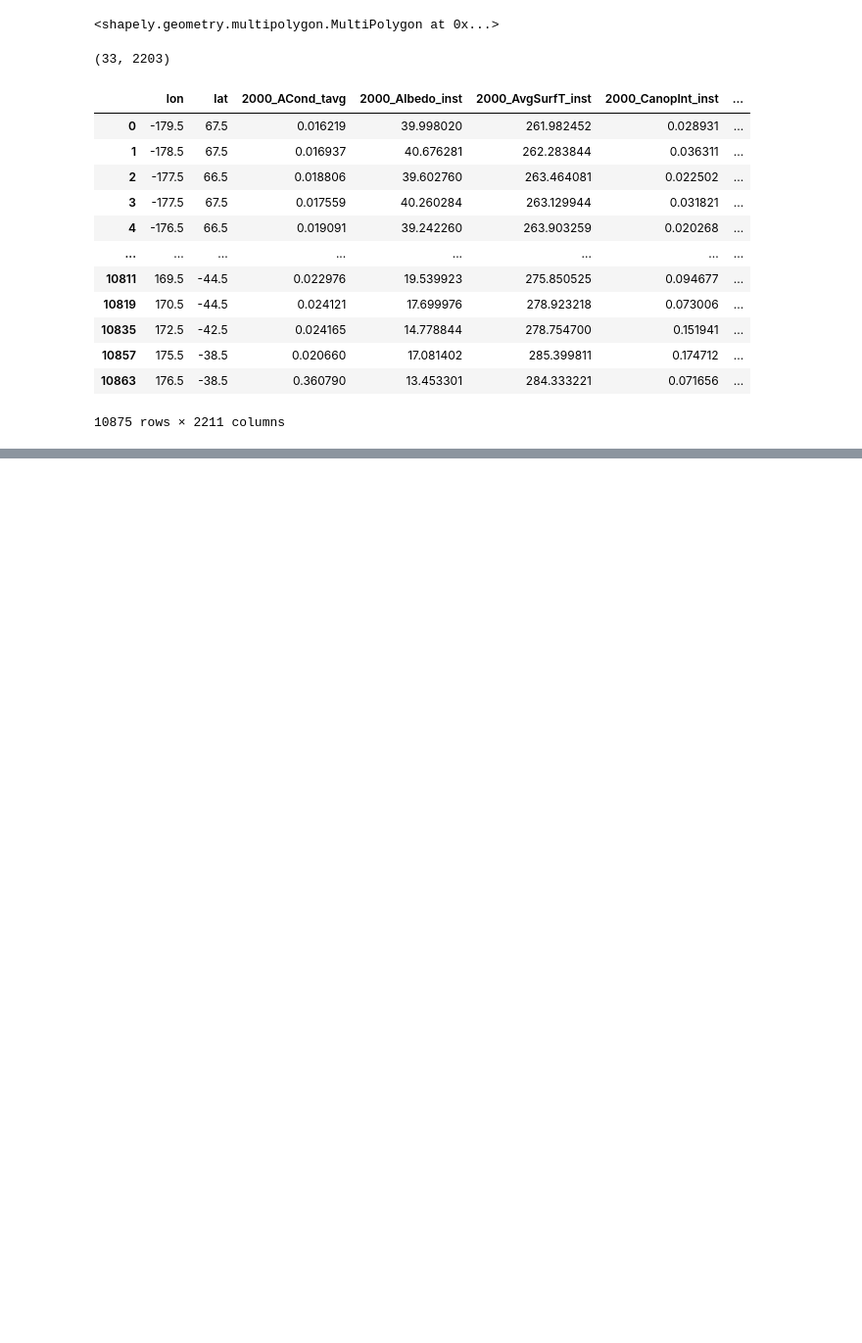
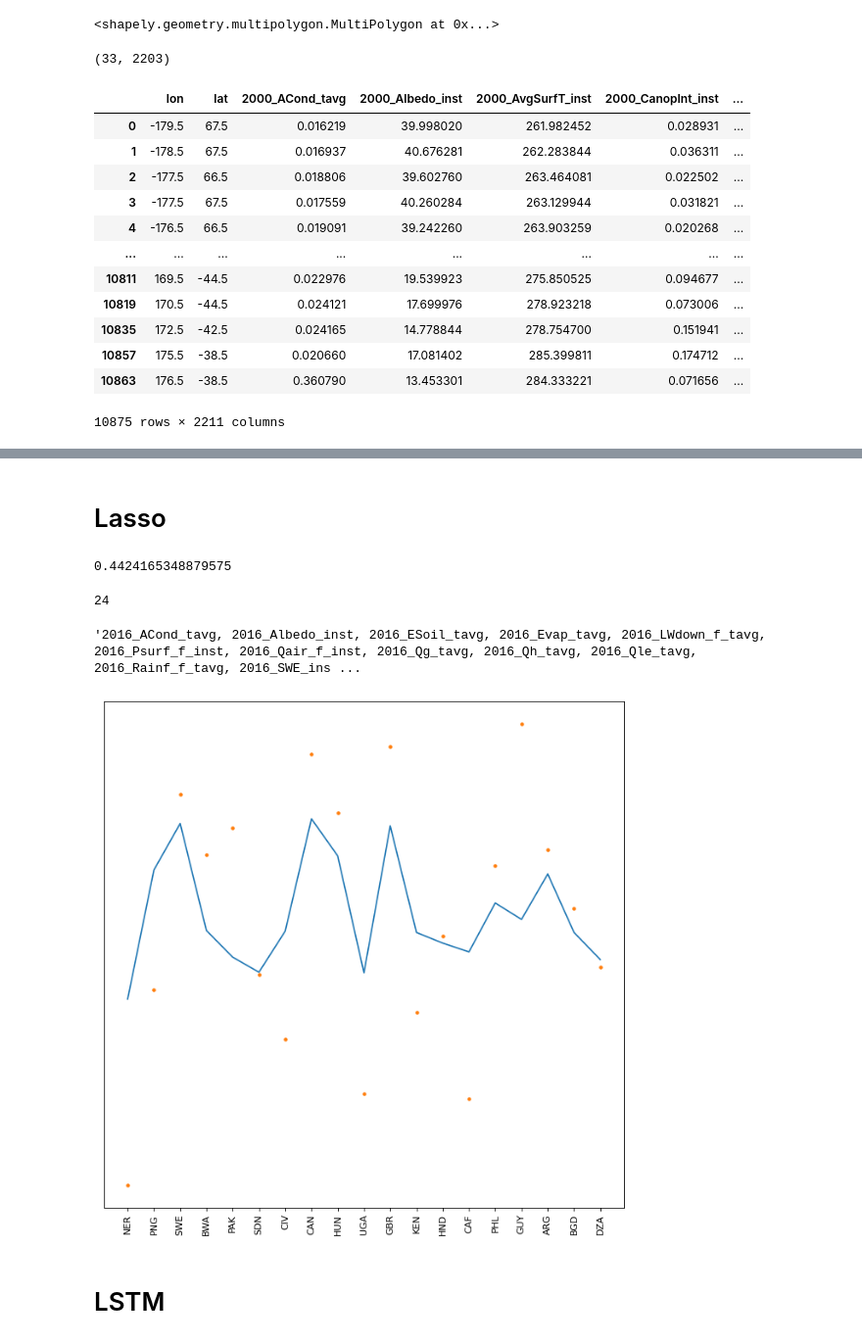
Before and after one commit to liliskov/Modern-Data-Analytics, a Jupyter notebook: Water Security.ipynb, the cells around one changed output, grey strips where cells are left out. Shown at 98% size. Drawn from its saved outputs; the diff is of its cells as text; code cells hidden in the pictures; blank space fills up the shorter version.

Commit message:
Standardise data and add LSTM

```diff
--- a/Water Security.ipynb
+++ b/Water Security.ipynb
@@ -576,0 +544,2 @@ Name: WPI, Length: 3655, dtype: float64
+# %%
+gdf_intersect = gdf_intersect[gdf_intersect['WPI'] != 0]
@@ -576,0 +552,44 @@ Name: WPI, Length: 3655, dtype: float64
+# %%
+from sklearn.preprocessing import StandardScaler, MinMaxScaler
+xscaler = StandardScaler().fit(gdf_intersect.filter(regex=".*2016.*"))
+yscaler = MinMaxScaler().fit(np.array(gdf_intersect['WPI']).reshape(-1, 1))
+# %% [markdown]
+# Lasso
+# %%
+from sklearn.linear_model import LassoCV, Lasso
+
+lasso_x = xscaler.transform(gdf_intersect.filter(regex=".*2016.*"))
+lasso_y = yscaler.transform(np.array(gdf_intersect['WPI']).reshape(-1, 1))
+
+lasso = LassoCV(cv=20, random_state=42).fit(lasso_x, lasso_y)
+lasso.score(lasso_x, lasso_y)
+# %% [output]
+0.4424165348879575
+# %%
+interesting_var_names = gdf_intersect.filter(regex=".*2016.*").columns[np.where(lasso.coef_ != 0)]
+interesting_vars = np.where(lasso.coef_ != 0)[0]
+print(len(interesting_var_names))
+", ".join([str(m) for m in interesting_var_names])
+# %% [output]
+24
+'2016_ACond_tavg, 2016_Albedo_inst, 2016_ESoil_tavg, 2016_Evap_tavg, 2016_LWdown_f_tavg, 2016_Psurf_f_inst, 2016_Qair_f_inst, 2016_Qg_tavg, 2016_Qh_tavg, 2016_Qle_tavg, 2016_Rainf_f_tavg, 2016_SWE_ins ...
+# %%
+predicted_y = lasso.predict(lasso_x)
+
+lasso_results = [["Country", "Actual", "Predicted"]]
+for country in list(set(gdf_intersect['ISO'])):
+    actual = np.median(lasso_y[gdf_intersect['ISO'] == country])
+    predicted = np.median(predicted_y[gdf_intersect['ISO'] == country].astype(float))
+    lasso_results.append([country, actual, predicted])
+# %%
+lasso_results = np.array(lasso_results)
+plt.figure(figsize=(10, 10), dpi=80)
+plt.xticks(rotation=90)
+plt.yticks(np.arange(-1000, 100, step=50))
+plt.plot(lasso_results[1:20,0], lasso_results[1:20,2].astype(float))
+plt.plot(lasso_results[1:20,0], lasso_results[1:20,1].astype(float), '.')
+plt.show()
+# %% [output]
+[figure, added]
+# %% [markdown]
+# LSTM
```
Also changed, not shown: parts of 20 cells of this notebook.
